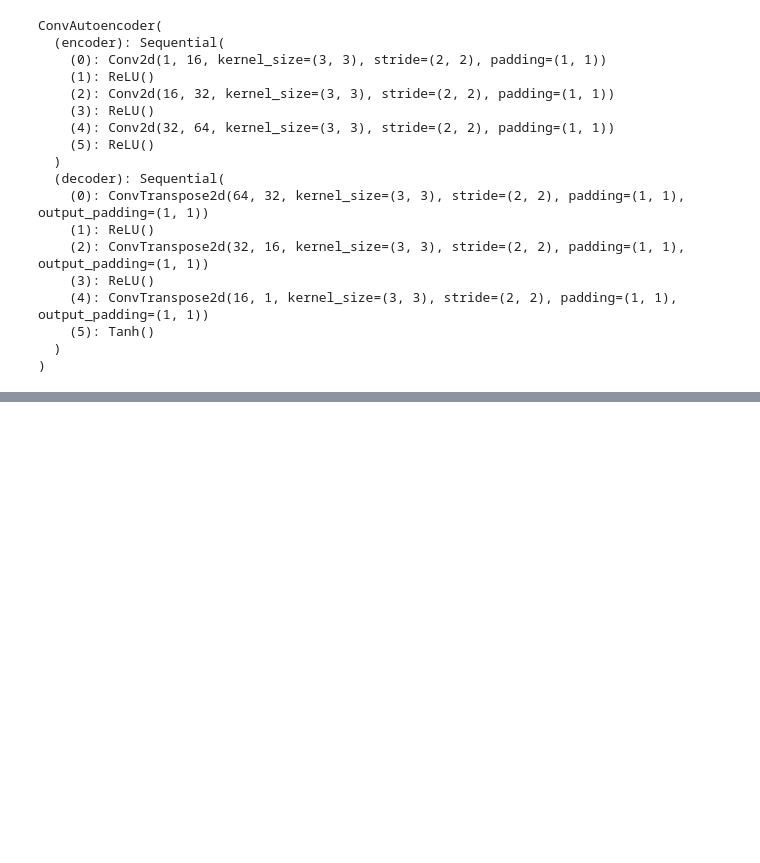
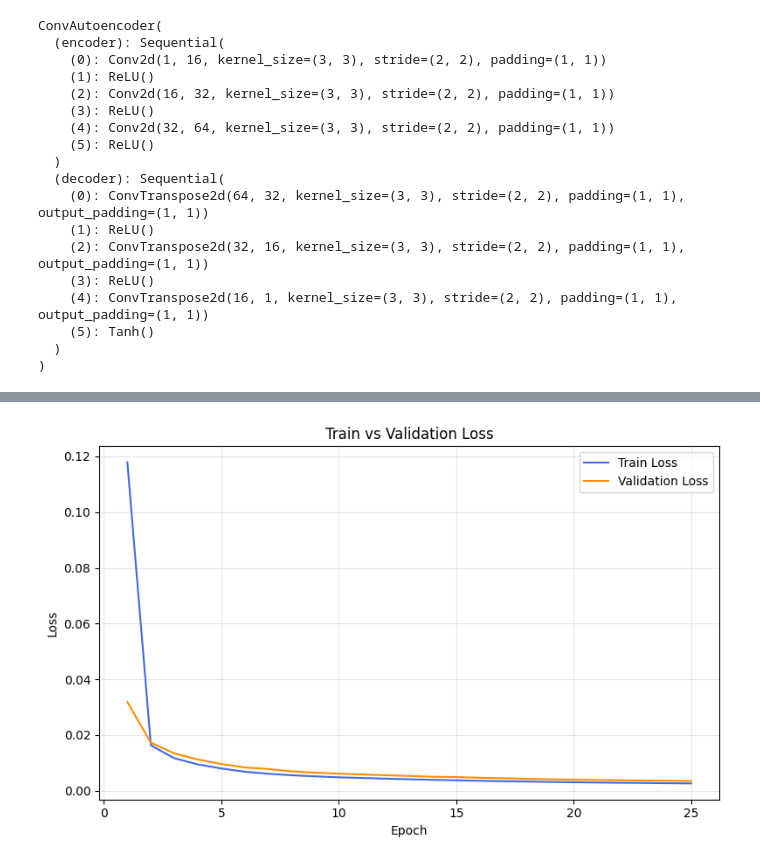
Before and after one commit to anaanarello/Redes-Neuronales, a Jupyter notebook: autoencoder.ipynb, the cells around one changed output, grey strips where cells are left out. Saved outputs shown, nothing was run; the diff lists cells and outputs as text; code cells hidden in the pictures; blank space fills up the shorter version.

Commit message:
Add files via upload
Final autoencoder changes, metrics, more epochs, new threshold.

```diff
--- a/autoencoder.ipynb
+++ b/autoencoder.ipynb
@@ -270,0 +307,19 @@ Epoch [25/25] | AE Train Recon Loss: 0.002550
+# %%
+def plot_train_val_loss(train_losses, val_losses, title="Train vs Validation Loss"):
+    epochs = range(1, len(train_losses) + 1)
+
+    plt.figure(figsize=(8, 5))
+    plt.plot(epochs, train_losses, label="Train Loss", color="royalblue")
+    plt.plot(epochs, val_losses,  label="Validation Loss", color="darkorange")
+
+    plt.xlabel("Epoch")
+    plt.ylabel("Loss")
+    plt.title(title)
+    plt.legend()
+    plt.grid(True, alpha=0.3)
+    plt.tight_layout()
+    plt.show()
+
+plot_train_val_loss(train_losses_ae, val_losses_ae)
+# %% [output]
+[figure, added]
```
Also changed, not shown: parts of 43 cells of this notebook.
